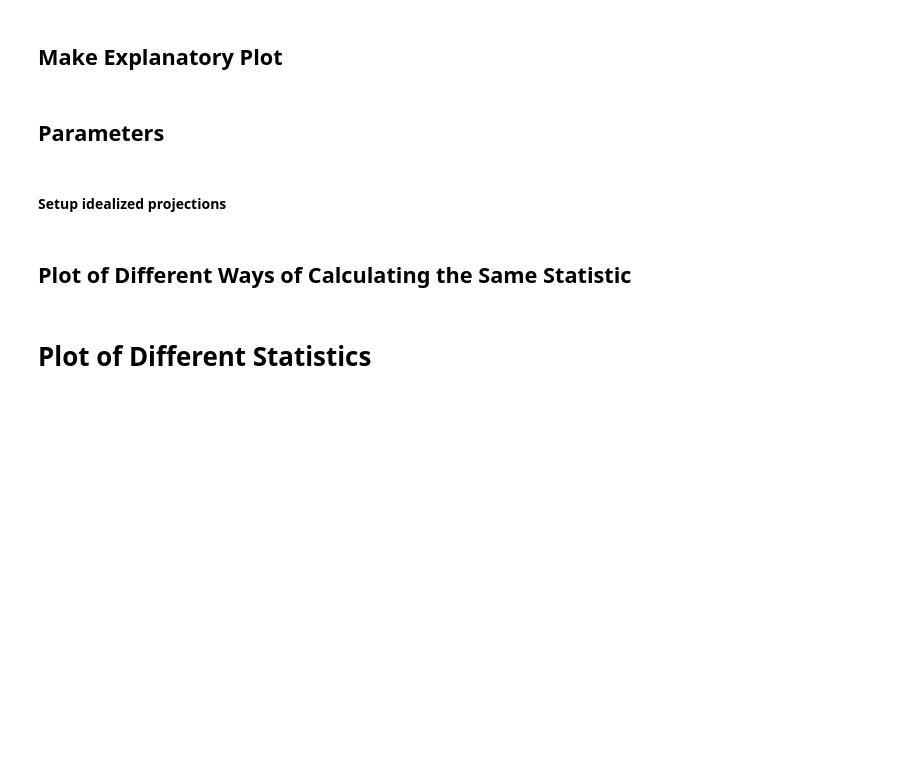
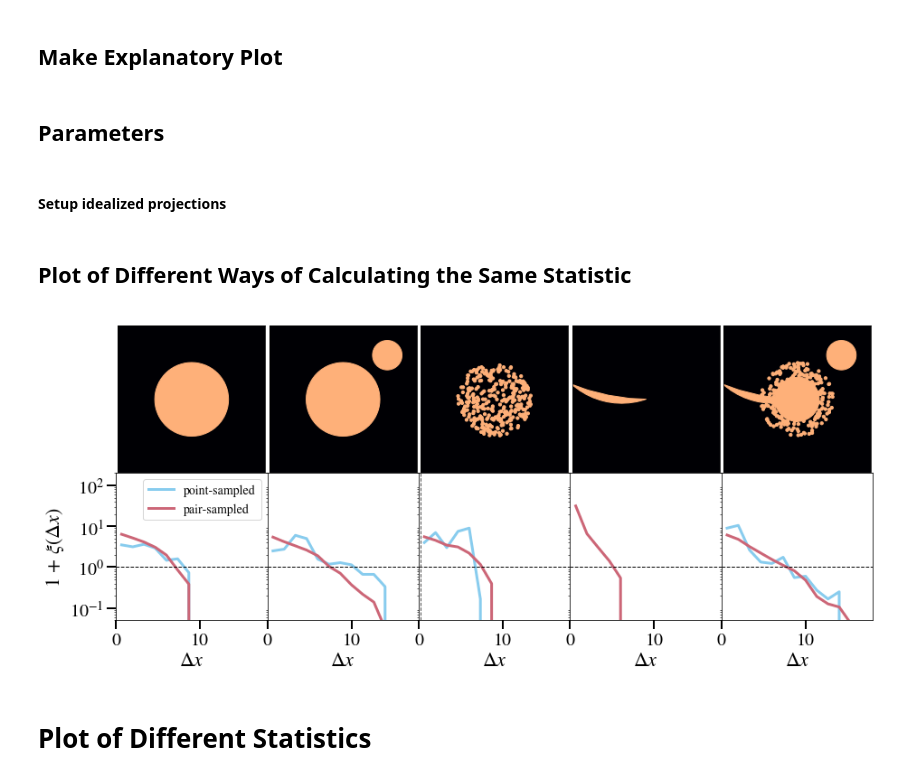
Before and after one commit to zhafen/stained_glass, a Jupyter notebook: stained_glass/examples/explain_statistics.ipynb, the cells around one changed output. Drawn from its saved outputs; the diff is of its cells as text; code cells hidden in the pictures; blank space fills up the shorter version.

```diff
--- a/stained_glass/examples/explain_statistics.ipynb
+++ b/stained_glass/examples/explain_statistics.ipynb
@@ -173,7 +173,7 @@ for i, ip in enumerate( ips ):
     )
     ax.plot(
         xs,
-        1. + tpcfs[i],
+        1. + pair_tpcfs[i],
         linewidth = 3,
         color = palettable.cartocolors.qualitative.Safe_2.mpl_colors[1],
         label = 'pair-sampled'
@@ -201,33 +201,35 @@ for i in range( ncols ):
         ax = plt.subplot( gs[j,i], )
 
         # Projection Plot options
         if j < 1:
 
             ax.set_aspect( 'equal' )
             ax.tick_params( labelleft=False, labelbottom=False, left=False, bottom=False)
 
         # Statistics options
         if j >= 1:
 
             # Remove tick labels
             if not ax.is_first_col():
                 ax.tick_params( labelleft=False, left=False, )
             if not ax.is_last_row():
                 ax.tick_params( labelbottom=False, bottom=False )
 
             # Limits for statistics
             ax.set_xlim( edges[0], edges[-1]*0.9 )
             ax.set_ylim( 0.05, 200 )
 
 #             ax.set_xscale( 'log' )
             ax.set_yscale( 'log' )
 
             ax.set_xlabel( r'$\Delta x$', fontsize=22 )
             if ax.is_first_col():
                 ax.set_ylabel( r'1 + $\xi(\Delta x)$', fontsize=22 )
 
             if ax.is_first_col():
                 ax.legend( prop={'size': 14})
+# %% [output]
+[figure, added]
 # %% [markdown]
 # Plot of Different Statistics
 # %%
```
Also changed, not shown: parts of 1 cell of this notebook, 4 other files.
